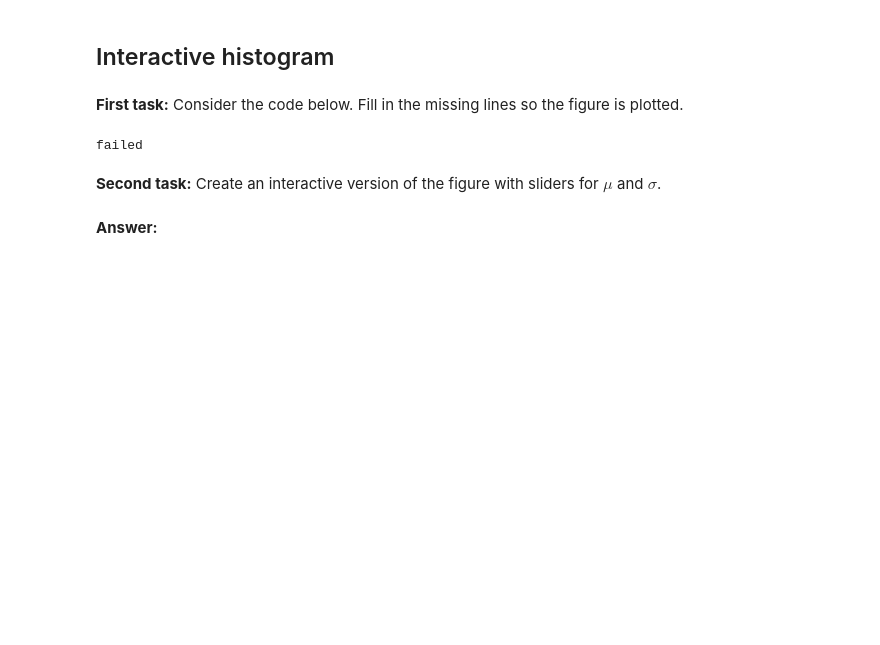
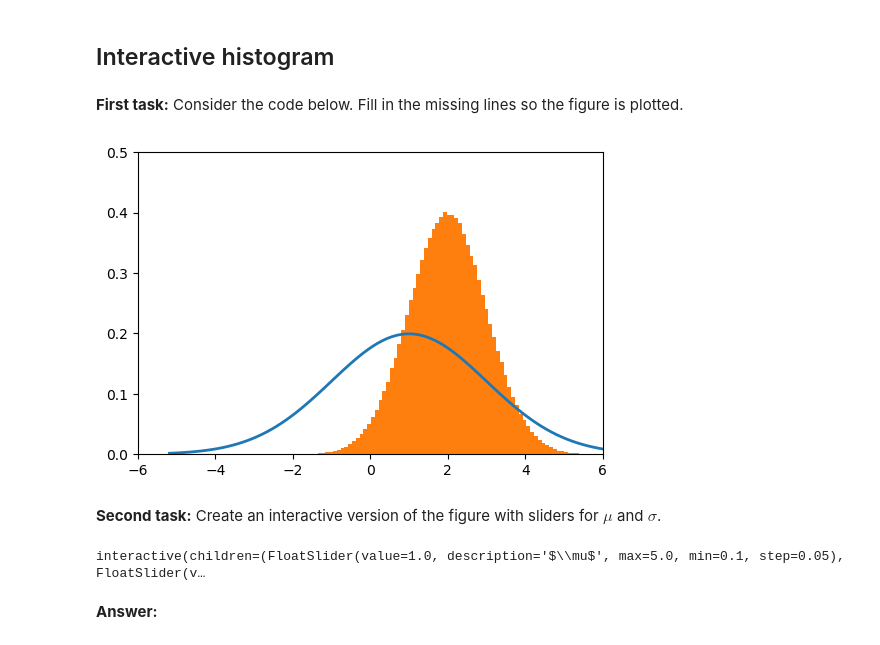
Before and after one commit to AskerNC/exercises-2020, a Jupyter notebook: PS2/problem_set_2.ipynb, the cells around one changed output. Cells and saved outputs as stored; diff of their text form; code cells hidden in the pictures; blank space fills up the shorter version.

```diff
--- a/PS2/problem_set_2.ipynb
+++ b/PS2/problem_set_2.ipynb
@@ -128,35 +128,35 @@ def fitting_normal(X,mu_guess,sigma_guess):
 
     # i. normal distribution from guess
     F = norm(loc=mu_guess,scale=sigma_guess)
 
     # ii. x-values
-    # missing line, x_low =
-    # missing line, x_high =
+    x_low = F.ppf(0.001) # x value where cdf is 0.001
+    x_high = F.ppf(0.999) # x value where cdf is 0.999
     x = np.linspace(x_low,x_high,100)
 
     # iii. figure
     fig = plt.figure(dpi=100)
     ax = fig.add_subplot(1,1,1)
     ax.plot(x,F.pdf(x),lw=2)
     ax.hist(X,bins=100,density=True,histtype='stepfilled');
     ax.set_ylim([0,0.5])
     ax.set_xlim([-6,6])
 
 # c. parameters
 mu_true = 2
 sigma_true = 1
 mu_guess = 1
 sigma_guess = 2
 
 # d. random draws
 X = np.random.normal(loc=mu_true,scale=sigma_true,size=10**6)
 
 # e. figure
 try:
     fitting_normal(X,mu_guess,sigma_guess)
 except:
     print('failed')
 # %% [output]
-failed
+[figure, added]
 # %% [markdown]
 **Second task:** Create an interactive version of the figure with sliders for $\mu$ and $\sigma$.
@@ -165,3 +165,12 @@ failed
+# %%
+
+widgets.interact(fitting_normal,
+    X=widgets.fixed(X),
+    mu_guess= widgets.FloatSlider(description='$\mu$', min=0.1, max=5, step=0.05, value=1),
+    sigma_guess = widgets.FloatSlider(description="$\sigma $", min=0.1, max=5, step=0.05, value=1)
+);
+# %% [output]
+interactive(children=(FloatSlider(value=1.0, description='$\\mu$', max=5.0, min=0.1, step=0.05), FloatSlider(v…
 # %% [markdown]
 **Answer:**
 # %%
```
Also changed, not shown: parts of 11 cells of this notebook, 1 other file.
